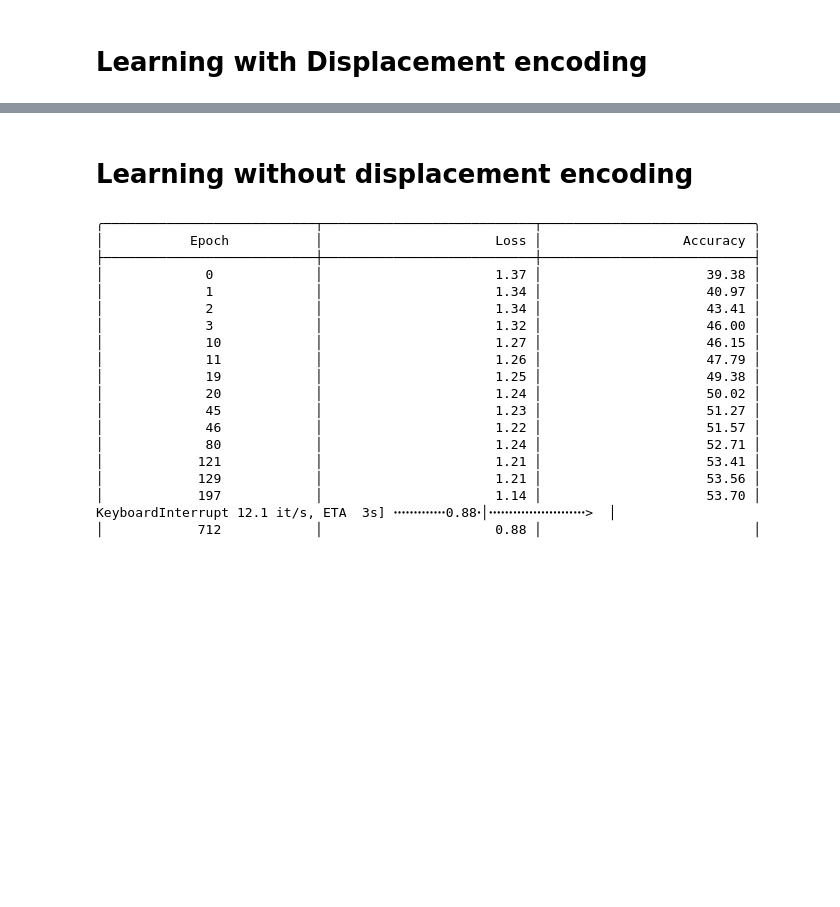
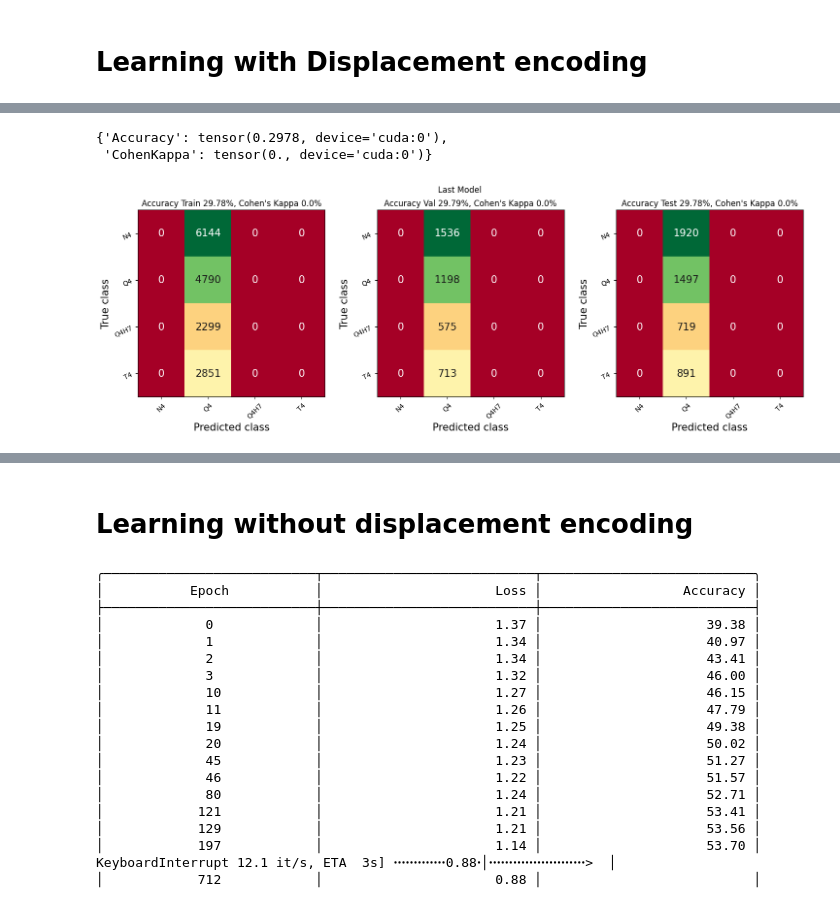
Before and after one commit to ClementPla/PycalcActivation, a Jupyter notebook: notebooks/trainer.ipynb, the cells around one changed output, grey strips where cells are left out. Cells and saved outputs as stored; diff of their text form; code cells hidden in the pictures; blank space fills up the shorter version.

```diff
--- a/notebooks/trainer.ipynb
+++ b/notebooks/trainer.ipynb
@@ -19,7 +16,7 @@ from PycalcAct.trainer import Trainer
 
 _ = torch.manual_seed(1234)
 # %%
-dataFolder = "D:/SebastienThis/CalciumPredictions/Ca2-Analysis_McGill/prediction/agAffinity/trainingData/"
+dataFolder = "D:/SebastienThis/CalciumPredictions/Ca2-Analysis_McGill/prediction/agAffinity/trainingData_oldAgSpeModel/"
 # dataset_ratio_norm = Dataset(
 #     csv_path=dataFolder + "legend.csv",
 #     csv_pos_path=dataFolder+"position.csv",  # Optional
@@ -33,7 +30,7 @@ dataFolder = "D:/SebastienThis/CalciumPredictions/Ca2-Analysis_McGill/prediction
 #     # Convert the x, y position to a single displacement value (sqrt((x(t+1)-x(t))^2 + (y(t+1)-y(t))^2)
 # )
 dataset_ratio = Dataset(
-    csv_path=[dataFolder + "legend.csv", dataFolder+"calciumRatio.csv"],
+    csv_path=[dataFolder + "legend.csv", dataFolder+"calciumRatio_normalized.csv"],
     csv_pos_path=dataFolder+"position.csv",  # Optional
     position_to_displacement=True,
     # Convert the x, y position to a single displacement value (sqrt((x(t+1)-x(t))^2 + (y(t+1)-y(t))^2)
@@ -54,20 +51,43 @@ dataset = dataset_ratio
 
 model = MixedFCTemporalModel(
     n_classes=dataset.n_classes,
-    rnn_hidden_size=128,
-    n_rnn_layers=1,
+    n_rnn_layers=2,
+    rnn_hidden_size=32,
+    n_fc_layers=2,
     fc_hidden_size=64,
     temporal_length=dataset.length_serie,
     input_size=dataset.features,
-    bidirectional=False,
+    bidirectional=True,
     pooling=None,
 )
 
-n_epochs = 750
+# D = torch.tensor([[0,5,20,20],
+#     [10,0,20,2],
+#     [20,10,0,10],
+#     [20,2,10,0]]).to("cuda")
+D = torch.tensor([[1,2,3,4],
+    [3,1,4,2],
+    [4,3,1,2],
+    [3,2,3,1]]).to("cuda")
+# D = torch.tensor([[1,1/5,1/20,1/20],
+#     [1/10,1,1/20,1/2],
+#     [1/20,1/10,1,1/10],
+#     [1/20,1/2,1/10,1]]).to("cuda")
+
+from PycalcAct.myCustomCriterion import myCustomCriterion
+n_epochs = 500
+trainer_custom = Trainer(
+    dataset,
+    model,
+    device="cuda",
+    batch_size=2500,
+    criterion= myCustomCriterion(weight = dataset.weights, device = "cuda", D = D)
+)  # You can pass your own optimizer, criterion, learning rate, weight decay and learning rate scheduler.+
+
 trainer = Trainer(
     dataset,
     model,
     device="cuda",
-    batch_size=4096,
-    weight_decay=1e-3,
+    batch_size=2500,
 )  # You can pass your own optimizer, criterion, learning rate, weight decay and learning rate scheduler.
+trainer.summary(optimizer=False, model=True, data=True)
@@ -112,0 +186,7 @@ ValueError: only one element tensors can be converted to Python scalars
+# %%
+# trainer_custom.train(n_epochs)
+trainer_custom.test("last")
+# %% [output]
+{'Accuracy': tensor(0.2978, device='cuda:0'),
+ 'CohenKappa': tensor(0., device='cuda:0')}
+[figure, added]
```
Also changed, not shown: parts of 12 cells of this notebook, 10 other files.
